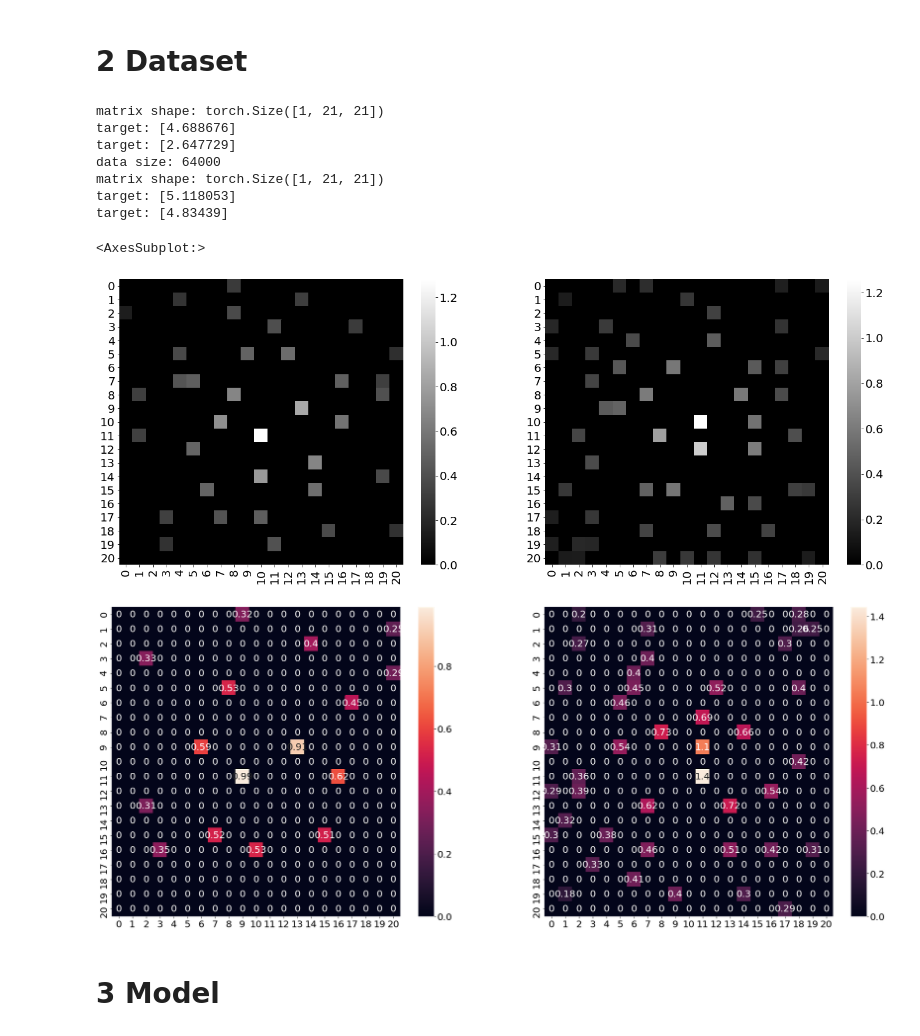
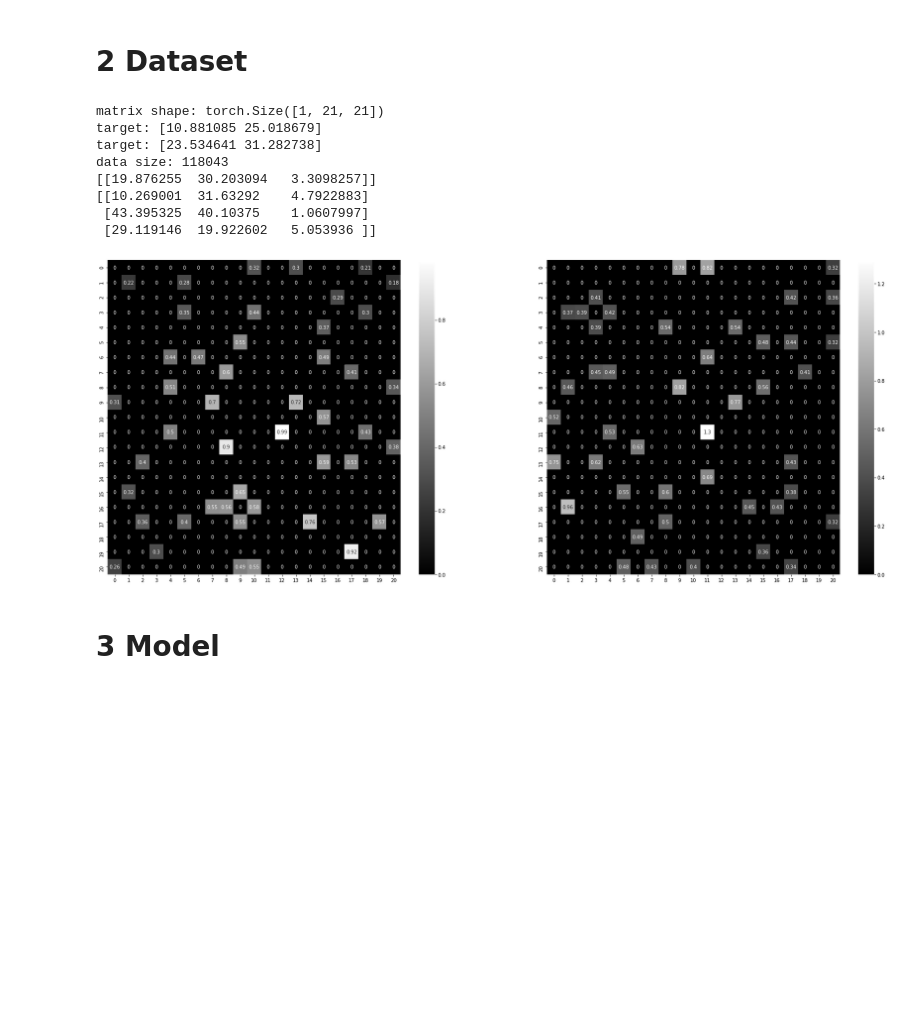
Before and after one commit to caitaozhan/deeplearning-localization, a Jupyter notebook: power-estimation-pro.ipynb, the cells around one changed output. Cells and saved outputs as stored; diff of their text form; code cells hidden in the pictures; blank space fills up the shorter version.

Commit message:
more experiments on power estimaiton

```diff
--- a/power-estimation-pro.ipynb
+++ b/power-estimation-pro.ipynb
@@ -62,58 +62,67 @@ class SensorInputDataset(Dataset):
 
     def __len__(self):
         return int(self.length / 4)
 
     def __getitem__(self, idx):
         matrix_name = f'{idx}.npy'
         matrix_path = os.path.join(self.root_dir, matrix_name)
-        target_name = f'{idx}.power.npy'
+        power_name = f'{idx}.power.npy'
+        power_path = os.path.join(self.root_dir, power_name)
+        target_name = f'{idx}.target.npy'
         target_path = os.path.join(self.root_dir, target_name)
+        closeby_name = f'{idx}.closeby.npy'
+        closeby_path = os.path.join(self.root_dir, closeby_name)
         matrix = np.load(matrix_path)
+        power = np.load(power_path)
         target = np.load(target_path)
+        closeby = np.load(closeby_path)
         if self.transform:
             matrix = self.transform(matrix)
-        sample = {'index': idx, 'matrix': matrix, 'target': target}
+        sample = {'index': idx, 'matrix': matrix, 'power': power, 'target': target, 'closeby': closeby}
         return sample
 
 
 tf = T.Compose([
     UniformNormalize(Default.noise_floor),
     T.ToTensor()]
 )
 
 
-i, j = 30006, 408
-root_dir = './data/605train_crop'
+i, j = 300, 408
+root_dir = './data/805test_crop_multi_radius20_pro'
+# root_dir = './data/805test_crop_single'
 train_sensor_input_dataset = SensorInputDataset(root_dir=root_dir, transform=tf)
 train_sensor_input_dataloader = DataLoader(train_sensor_input_dataset, batch_size=16, shuffle=True, num_workers=3)
 print('matrix shape:', train_sensor_input_dataset[i]['matrix'].shape)
 print('target:', train_sensor_input_dataset[i]['target'])
 print('target:', train_sensor_input_dataset[j]['target'])
-fig, (ax0, ax1) = plt.subplots(1, 2, figsize=(24, 9))
-sns.heatmap(train_sensor_input_dataset[i]['matrix'][0], annot=False, ax=ax0, cmap='gray')
-sns.heatmap(train_sensor_input_dataset[j]['matrix'][0], annot=False, ax=ax1, cmap='gray')
+fig, (ax0, ax1) = plt.subplots(1, 2, figsize=(30, 12))
+sns.heatmap(train_sensor_input_dataset[i]['matrix'][0], annot=True, ax=ax0, cmap='gray')
+sns.heatmap(train_sensor_input_dataset[j]['matrix'][0], annot=True, ax=ax1, cmap='gray')
 print('data size:', train_sensor_input_dataset.__len__())
+print(train_sensor_input_dataset[i]['closeby'])
+print(train_sensor_input_dataset[j]['closeby'])
 
-root_dir = './data/605test_crop'
-test_sensor_input_dataset = SensorInputDataset(root_dir=root_dir, transform=tf)
-test_sensor_input_dataloader = DataLoader(test_sensor_input_dataset, batch_size=16, shuffle=True, num_workers=3)
-print('matrix shape:', test_sensor_input_dataset[i]['matrix'].shape)
-print('target:', test_sensor_input_dataset[i]['target'])
-print('target:', test_sensor_input_dataset[j]['target'])
-fig, (ax0, ax1) = plt.subplots(1, 2, figsize=(30, 12))
-sns.heatmap(test_sensor_input_dataset[i]['matrix'][0], annot=True, ax=ax0)
-sns.heatmap(test_sensor_input_dataset[j]['matrix'][0], annot=True, ax=ax1)
+# root_dir = './data/605test_crop'
+# root_dir = './data/805test_crop_single'
+# test_sensor_input_dataset = SensorInputDataset(root_dir=root_dir, transform=tf)
+# test_sensor_input_dataloader = DataLoader(test_sensor_input_dataset, batch_size=16, shuffle=True, num_workers=3)
+# print('matrix shape:', test_sensor_input_dataset[j]['matrix'].shape)
+# print('target:', test_sensor_input_dataset[i]['target'])
+# print('target:', test_sensor_input_dataset[j]['target'])
+# fig, (ax0, ax1) = plt.subplots(1, 2, figsize=(30, 12))
+# sns.heatmap(test_sensor_input_dataset[i]['matrix'][0], annot=True, ax=ax0, cmap='gray')
+# sns.heatmap(test_sensor_input_dataset[j]['matrix'][0], annot=True, ax=ax1, cmap='gray')
 # %% [output]
 matrix shape: torch.Size([1, 21, 21])
-target: [4.688676]
-target: [2.647729]
-data size: 64000
-matrix shape: torch.Size([1, 21, 21])
-target: [5.118053]
-target: [4.83439]
+target: [10.881085 25.018679]
+target: [23.534641 31.282738]
+data size: 118043
+[[19.876255  30.203094   3.3098257]]
+[[10.269001  31.63292    4.7922883]
+ [43.395325  40.10375    1.0607997]
+ [29.119146  19.922602   5.053936 ]]
-<AxesSubplot:>
-[figure, old version]
+[figure, new version]
-[figure, removed]
 # %% [markdown]
 # 3 Model
 # %%
```
Also changed, not shown: parts of 27 cells of this notebook, 7 other files.
